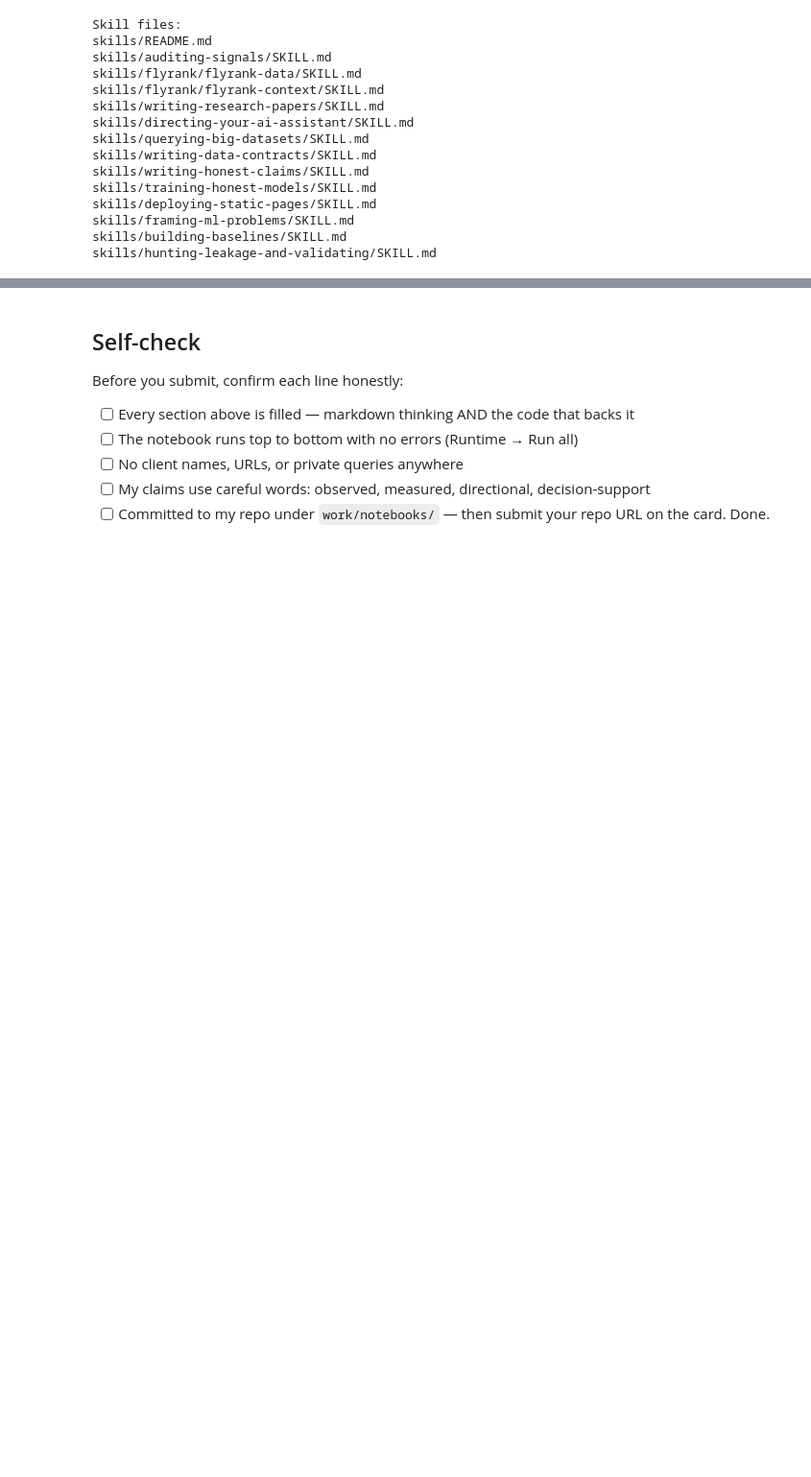
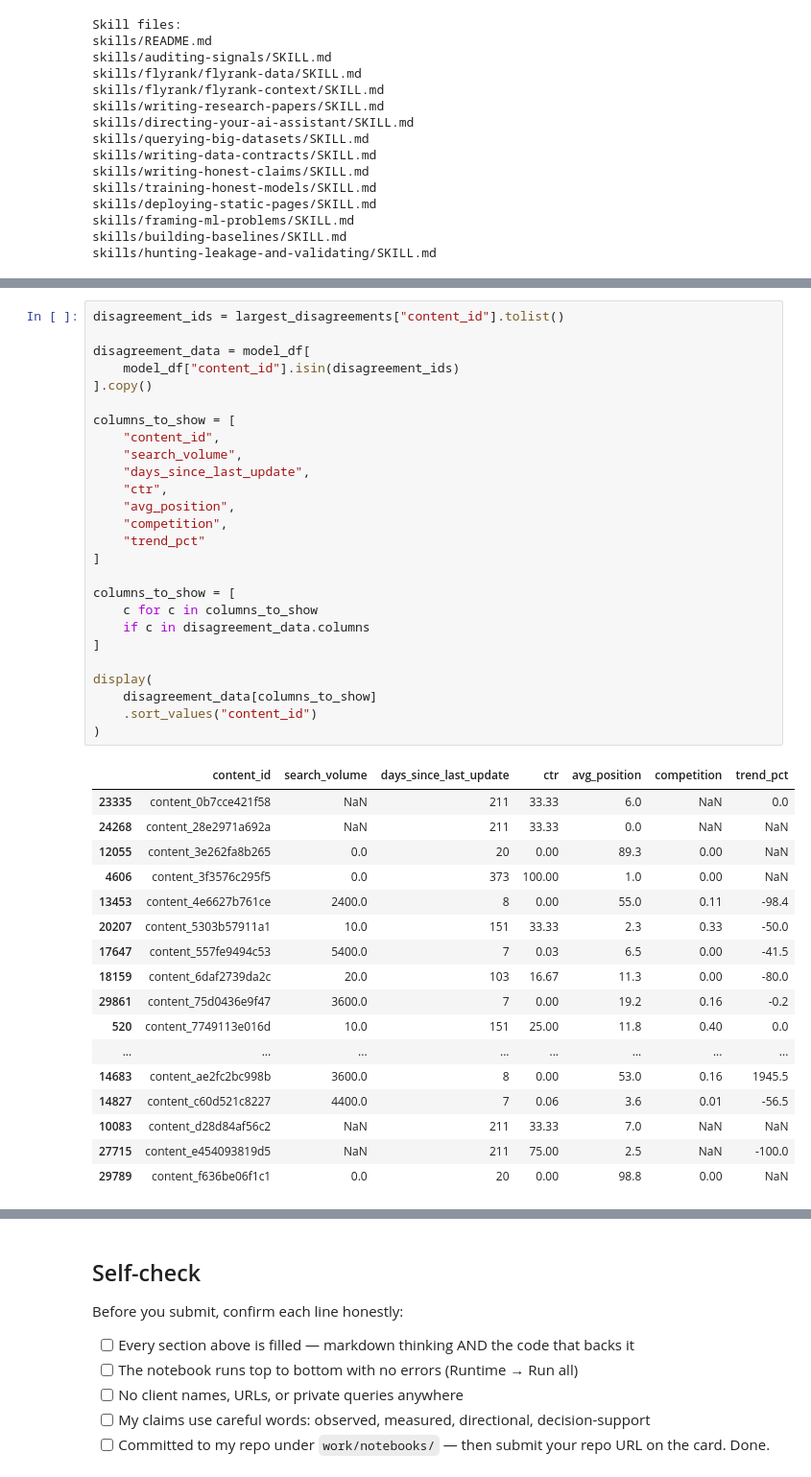
Before and after one commit to lucy96039/flyrank-ml-internship, a Jupyter notebook: work/notebooks/w04_baseline_score.ipynb, the cells around one changed output, grey strips where cells are left out. Shown at 96% size. Drawn from its saved outputs; the diff is of its cells as text; blank space fills up the shorter version.

```diff
--- a/work/notebooks/w04_baseline_score.ipynb
+++ b/work/notebooks/w04_baseline_score.ipynb
@@ -121,0 +753,44 @@ skills/hunting-leakage-and-validating/SKILL.md
+# %%
+disagreement_ids = largest_disagreements["content_id"].tolist()
+
+disagreement_data = model_df[
+    model_df["content_id"].isin(disagreement_ids)
+].copy()
+
+columns_to_show = [
+    "content_id",
+    "search_volume",
+    "days_since_last_update",
+    "ctr",
+    "avg_position",
+    "competition",
+    "trend_pct"
+]
+
+columns_to_show = [
+    c for c in columns_to_show
+    if c in disagreement_data.columns
+]
+
+display(
+    disagreement_data[columns_to_show]
+    .sort_values("content_id")
+)
+# %% [output]
+|  | content_id | search_volume | days_since_last_update | ctr | avg_position | competition | trend_pct |
+| 23335 | content_0b7cce421f58 | NaN | 211 | 33.33 | 6.0 | NaN | 0.0 |
+| 24268 | content_28e2971a692a | NaN | 211 | 33.33 | 0.0 | NaN | NaN |
+| 12055 | content_3e262fa8b265 | 0.0 | 20 | 0.00 | 89.3 | 0.00 | NaN |
+| 4606 | content_3f3576c295f5 | 0.0 | 373 | 100.00 | 1.0 | 0.00 | NaN |
+| 13453 | content_4e6627b761ce | 2400.0 | 8 | 0.00 | 55.0 | 0.11 | -98.4 |
+| 20207 | content_5303b57911a1 | 10.0 | 151 | 33.33 | 2.3 | 0.33 | -50.0 |
+| 17647 | content_557fe9494c53 | 5400.0 | 7 | 0.03 | 6.5 | 0.00 | -41.5 |
+| 18159 | content_6daf2739da2c | 20.0 | 103 | 16.67 | 11.3 | 0.00 | -80.0 |
+| 29861 | content_75d0436e9f47 | 3600.0 | 7 | 0.00 | 19.2 | 0.16 | -0.2 |
+| 520 | content_7749113e016d | 10.0 | 151 | 25.00 | 11.8 | 0.40 | 0.0 |
+| ... | ... | ... | ... | ... | ... | ... | ... |
+| 14683 | content_ae2fc2bc998b | 3600.0 | 8 | 0.00 | 53.0 | 0.16 | 1945.5 |
+| 14827 | content_c60d521c8227 | 4400.0 | 7 | 0.06 | 3.6 | 0.01 | -56.5 |
+| 10083 | content_d28d84af56c2 | NaN | 211 | 33.33 | 7.0 | NaN | NaN |
+| 27715 | content_e454093819d5 | NaN | 211 | 75.00 | 2.5 | NaN | -100.0 |
+| 29789 | content_f636be06f1c1 | 0.0 | 20 | 0.00 | 98.8 | 0.00 | NaN |
```
Also changed, not shown: parts of 27 cells of this notebook.
